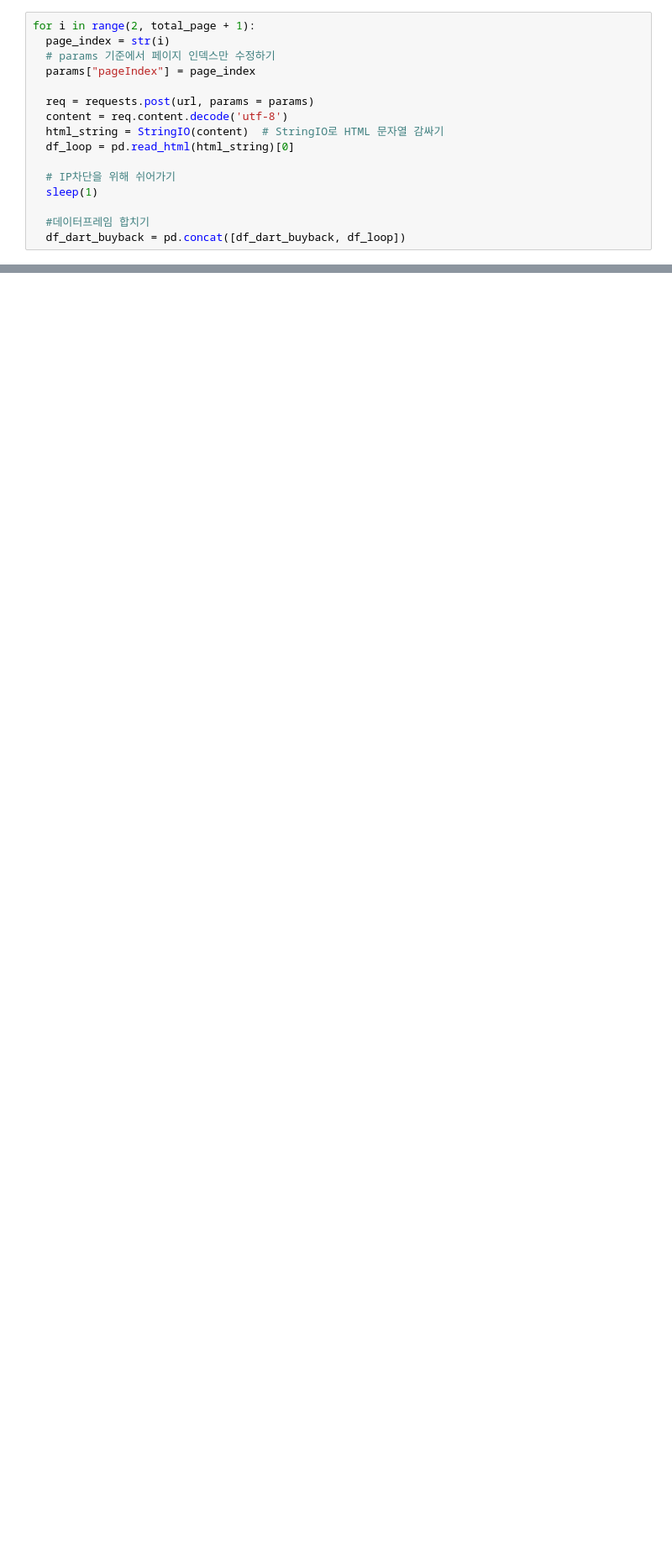
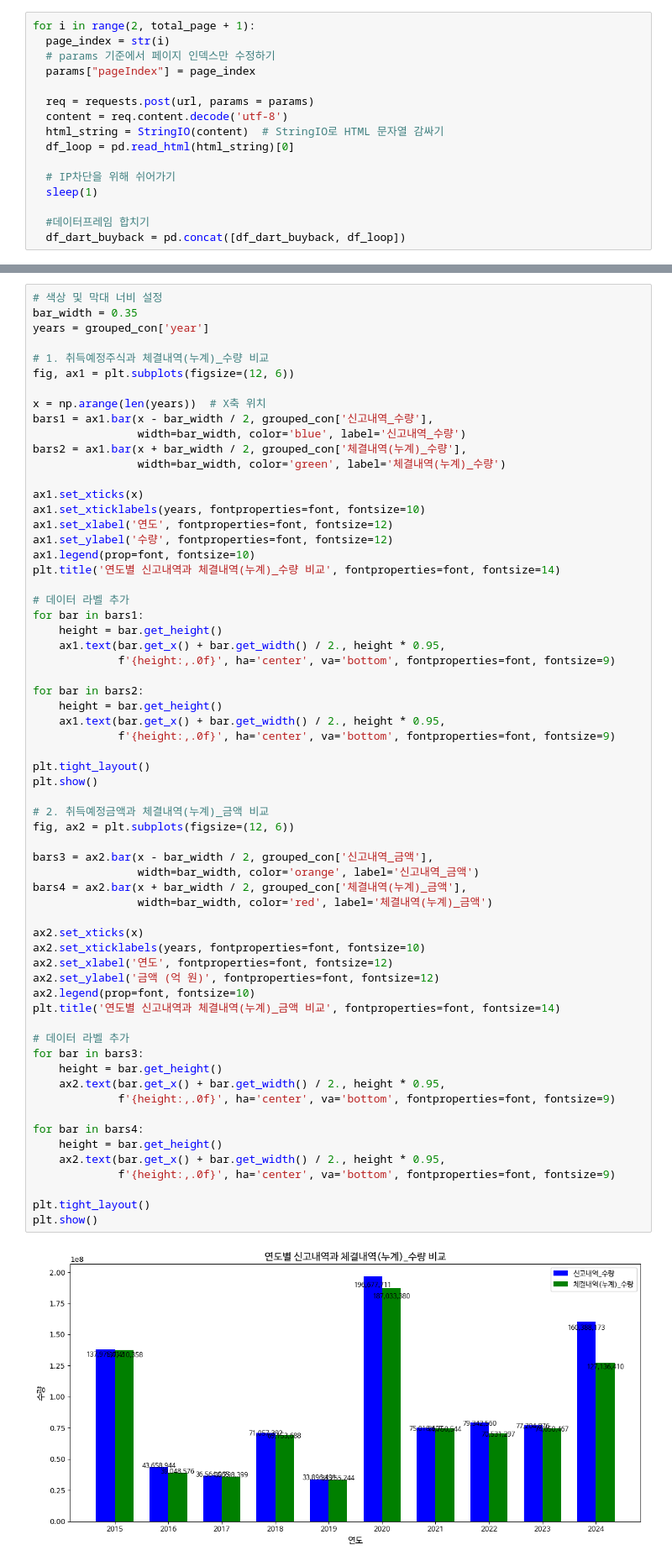
Before and after one commit to beaten-by-the-market/dart_disclosure, a Jupyter notebook: basic_listing_data.ipynb, the cells around one changed output, grey strips where cells are left out. Shown at 84% size. Cells and saved outputs as stored; diff of their text form; blank space fills up the shorter version.

```diff
--- a/basic_listing_data.ipynb
+++ b/basic_listing_data.ipynb
@@ -487,0 +920,65 @@ plt.show()
+# %%
+# 색상 및 막대 너비 설정
+bar_width = 0.35
+years = grouped_con['year']
+
+# 1. 취득예정주식과 체결내역(누계)_수량 비교
+fig, ax1 = plt.subplots(figsize=(12, 6))
+
+x = np.arange(len(years))  # X축 위치
+bars1 = ax1.bar(x - bar_width / 2, grouped_con['신고내역_수량'],
+                width=bar_width, color='blue', label='신고내역_수량')
+bars2 = ax1.bar(x + bar_width / 2, grouped_con['체결내역(누계)_수량'],
+                width=bar_width, color='green', label='체결내역(누계)_수량')
+
+ax1.set_xticks(x)
+ax1.set_xticklabels(years, fontproperties=font, fontsize=10)
+ax1.set_xlabel('연도', fontproperties=font, fontsize=12)
+ax1.set_ylabel('수량', fontproperties=font, fontsize=12)
+ax1.legend(prop=font, fontsize=10)
+plt.title('연도별 신고내역과 체결내역(누계)_수량 비교', fontproperties=font, fontsize=14)
+
+# 데이터 라벨 추가
+for bar in bars1:
+    height = bar.get_height()
+    ax1.text(bar.get_x() + bar.get_width() / 2., height * 0.95,
+             f'{height:,.0f}', ha='center', va='bottom', fontproperties=font, fontsize=9)
+
+for bar in bars2:
+    height = bar.get_height()
+    ax1.text(bar.get_x() + bar.get_width() / 2., height * 0.95,
+             f'{height:,.0f}', ha='center', va='bottom', fontproperties=font, fontsize=9)
+
+plt.tight_layout()
+plt.show()
+
+# 2. 취득예정금액과 체결내역(누계)_금액 비교
+fig, ax2 = plt.subplots(figsize=(12, 6))
+
+bars3 = ax2.bar(x - bar_width / 2, grouped_con['신고내역_금액'],
+                width=bar_width, color='orange', label='신고내역_금액')
+bars4 = ax2.bar(x + bar_width / 2, grouped_con['체결내역(누계)_금액'],
+                width=bar_width, color='red', label='체결내역(누계)_금액')
+
+ax2.set_xticks(x)
+ax2.set_xticklabels(years, fontproperties=font, fontsize=10)
+ax2.set_xlabel('연도', fontproperties=font, fontsize=12)
+ax2.set_ylabel('금액 (억 원)', fontproperties=font, fontsize=12)
+ax2.legend(prop=font, fontsize=10)
+plt.title('연도별 신고내역과 체결내역(누계)_금액 비교', fontproperties=font, fontsize=14)
+
+# 데이터 라벨 추가
+for bar in bars3:
+    height = bar.get_height()
+    ax2.text(bar.get_x() + bar.get_width() / 2., height * 0.95,
+             f'{height:,.0f}', ha='center', va='bottom', fontproperties=font, fontsize=9)
+
+for bar in bars4:
+    height = bar.get_height()
+    ax2.text(bar.get_x() + bar.get_width() / 2., height * 0.95,
+             f'{height:,.0f}', ha='center', va='bottom', fontproperties=font, fontsize=9)
+
+plt.tight_layout()
+plt.show()
+# %% [output]
+[figure, added]
```
Also changed, not shown: parts of 68 cells of this notebook.
